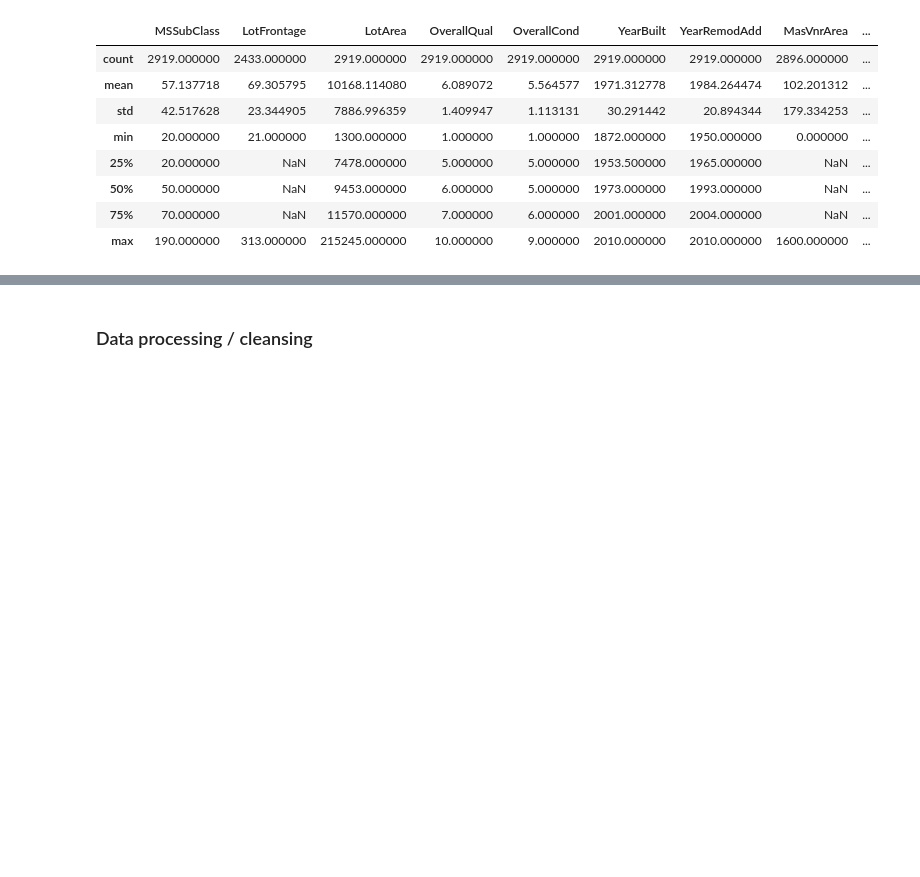
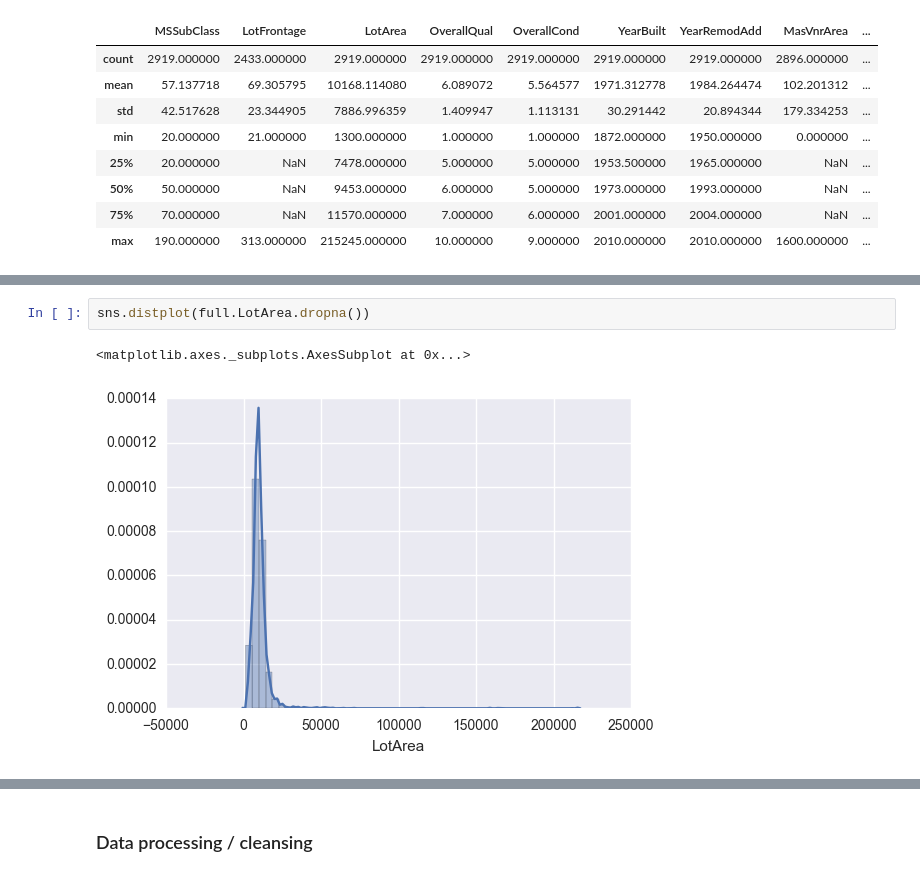
Before and after one commit to bshurick/kaggles, a Jupyter notebook: HousePrices/houseprices_nn.ipynb, the cells around one changed output, grey strips where cells are left out. Drawn from its saved outputs; the diff is of its cells as text; blank space fills up the shorter version.

```diff
--- a/HousePrices/houseprices_nn.ipynb
+++ b/HousePrices/houseprices_nn.ipynb
@@ -204,0 +206,5 @@ sns.distplot(full.LotFrontage.dropna())
+# %%
+sns.distplot(full.LotArea.dropna())
+# %% [output]
+<matplotlib.axes._subplots.AxesSubplot at 0x...>
+[figure, added]
```
Also changed, not shown: parts of 21 cells of this notebook.
